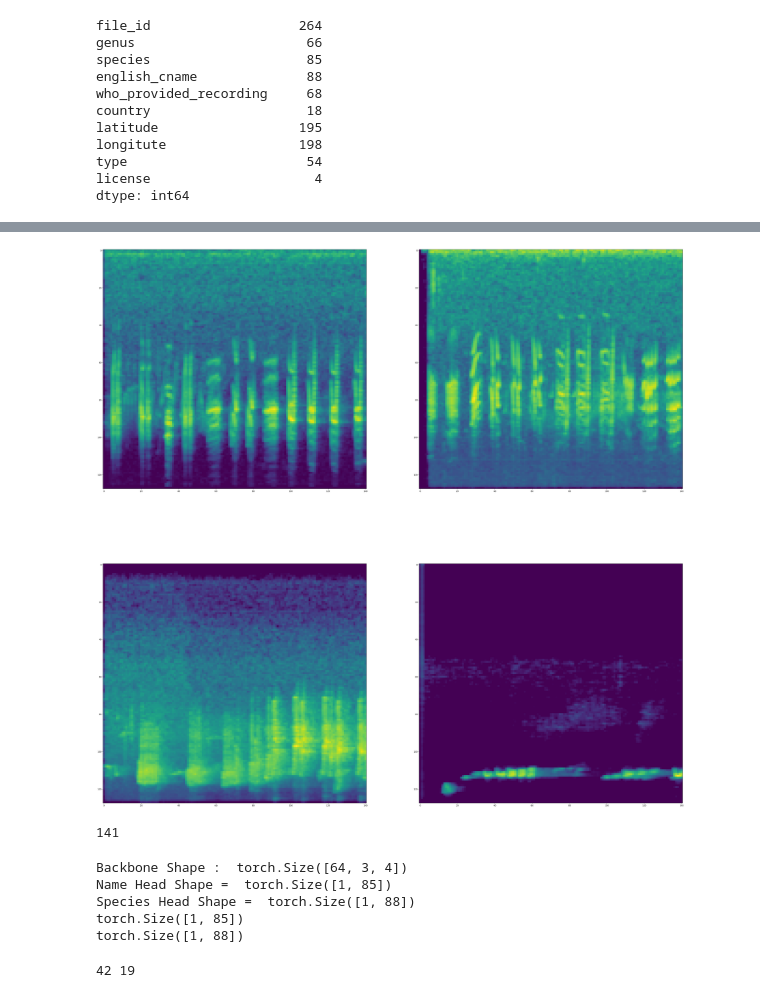
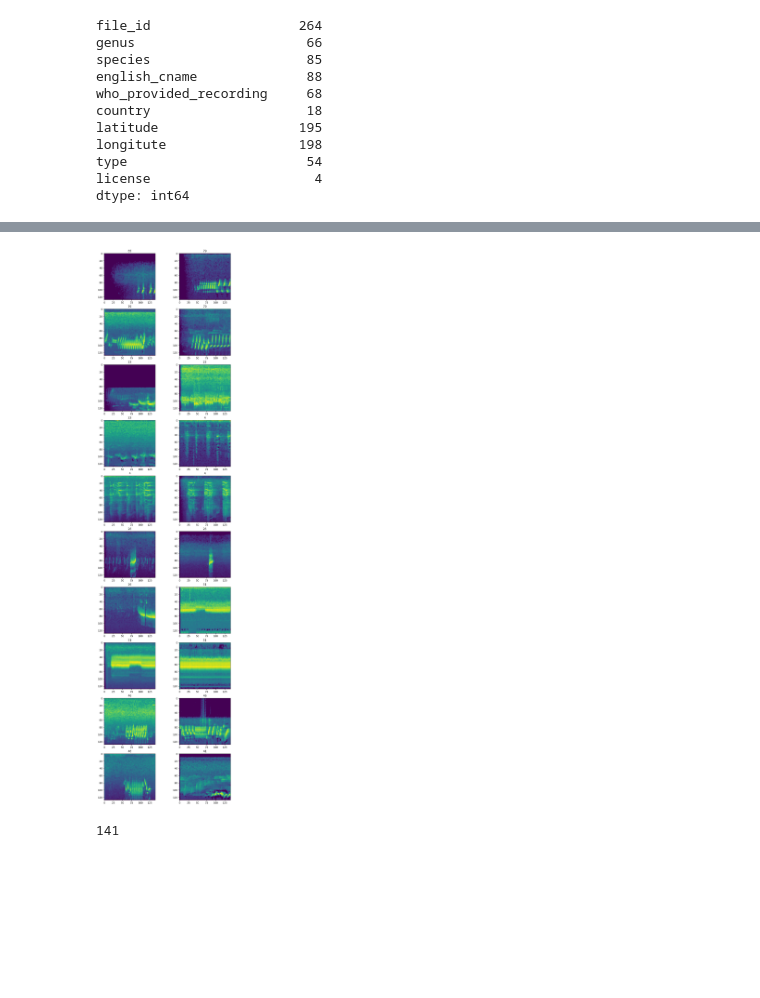
Before and after one commit to EmreKARABLT/BirdSongClassification, a Jupyter notebook: bird_sound_classifier.ipynb, the cells around one changed output, grey strips where cells are left out. Drawn from its saved outputs; the diff is of its cells as text; code cells hidden in the pictures; blank space fills up the shorter version.

```diff
--- a/bird_sound_classifier.ipynb
+++ b/bird_sound_classifier.ipynb
@@ -62,9 +59,10 @@ Loading The Data...
 Data Loaded !
 # %%
 from matplotlib import pyplot as plt
-plt.figure(figsize=(50,50))
-for i in range(4):
-    plt.subplot(2,2,i+1)
-    plt.imshow(dataset[i+10][0].to('cpu').numpy().transpose((1,2,0)))
+plt.figure(figsize=(10,40))
+for i in range(20):
+    plt.subplot(10,2,i+1)
+    plt.title(dataset[i+20][1].item())
+    plt.imshow(dataset[i+20][0].to('cpu').numpy().transpose((1,2,0)))
 # %% [output]
-[figure, old version]
+[figure, new version]
@@ -102,69 +83,65 @@ import torch
 
 
 class BirdSongClassifier(nn.Module):
-    def __init__(self, num_classes_1 = 85 , num_classes_2 = 88):
+    def __init__(self, num_classes_1 = 88 , num_classes_2 = 85):
         super(BirdSongClassifier,self).__init__()
         # backbone
         self.conv1 = nn.Conv2d( in_channels=1, out_channels= 64 , kernel_size=3)
+        self.norm1 = nn.BatchNorm2d(64)
         self.relu1 = nn.ReLU()
         self.pool1 = nn.MaxPool2d((3,3))
         self.conv2 = nn.Conv2d( in_channels=64, out_channels=128 , kernel_size=3)
+        self.norm2 = nn.BatchNorm2d(128)
         self.relu2 = nn.ReLU()
         self.pool2 = nn.MaxPool2d((3,3))
         self.conv3 = nn.Conv2d( in_channels=128, out_channels=64 , kernel_size=3)
+        self.norm3 = nn.BatchNorm2d(64)
         self.relu3 = nn.ReLU()
         self.pool3 = nn.MaxPool2d((3,3))
 
         # multilabel classification for name
 
-        self.names_l1 = nn.Linear(64*3*4 , 512 )
+        self.names_l1 = nn.Linear(64*3*4 ,512 )
         self.names_relu1 = nn.ReLU()
         self.names_l2 = nn.Linear(512 , num_classes_1 )
 
         # multilabel classification for species
 
-        self.species_l1 = nn.Linear(64*3*4 , 512 )
+        self.species_l1 = nn.Linear(64*3*4 ,512 )
         self.species_relu1 = nn.ReLU()
         self.species_l2 = nn.Linear(512 , num_classes_2 )
 
     def forward(self,x):
         x = self.conv1(x)
         x = self.relu1(x)
+        x = self.norm1(x)
         x = self.pool1(x)
         x = self.conv2(x)
+        x = self.norm2(x)
         x = self.relu2(x)
         x = self.pool2(x)
         x = self.conv3(x)
+        x = self.norm3(x)
         x = self.relu3(x)
         backbone = self.pool3(x)
-        print("Backbone Shape : ", backbone.size())
+        # print("Backbone Shape : ", backbone.size())
         #forward for names
         x1 = backbone.view(-1, backbone.size(0) * backbone.size(1) * backbone.size(2))
-        x1 = self.names_l1(x1)
+        # print("X1" , x1.shape)
+        x1 = self.names_l1(x1.reshape(-1,768))
         x1 = self.names_relu1(x1)
         x1 = self.names_l2(x1)
-        print("Name Head Shape = " ,x1.shape)
+        # print("Name Head Shape = " ,x1.shape)
 
         #forward for species
+
         x2 = backbone.view(-1, backbone.size(0) * backbone.size(1) * backbone.size(2))
-        x2 = self.species_l1(x2)
+        # print("X2" , x2.shape)
+        x2 = self.species_l1(x2.reshape(-1,768))
         x2 = self.species_relu1(x2)
         x2 = self.species_l2(x2)
-        print("Species Head Shape = " ,x2.shape)
-        return x1 , x2
+        # print("Species Head Shape = " ,x2.shape)
+        return x1  ,x2
 
 model = BirdSongClassifier()
-pred = model(train_dataset[0][0])
-print(pred[0].shape)
-print(pred[1].shape)
-# %% [output]
-Backbone Shape :  torch.Size([64, 3, 4])
-Name Head Shape =  torch.Size([1, 85])
-Species Head Shape =  torch.Size([1, 88])
-torch.Size([1, 85])
-torch.Size([1, 88])
-# %%
-print(torch.argmax(pred[0]).item() ,torch.argmax(pred[1]).item())
-# %% [output]
-42 19
 # %%
```
Also changed, not shown: parts of 5 cells of this notebook.
